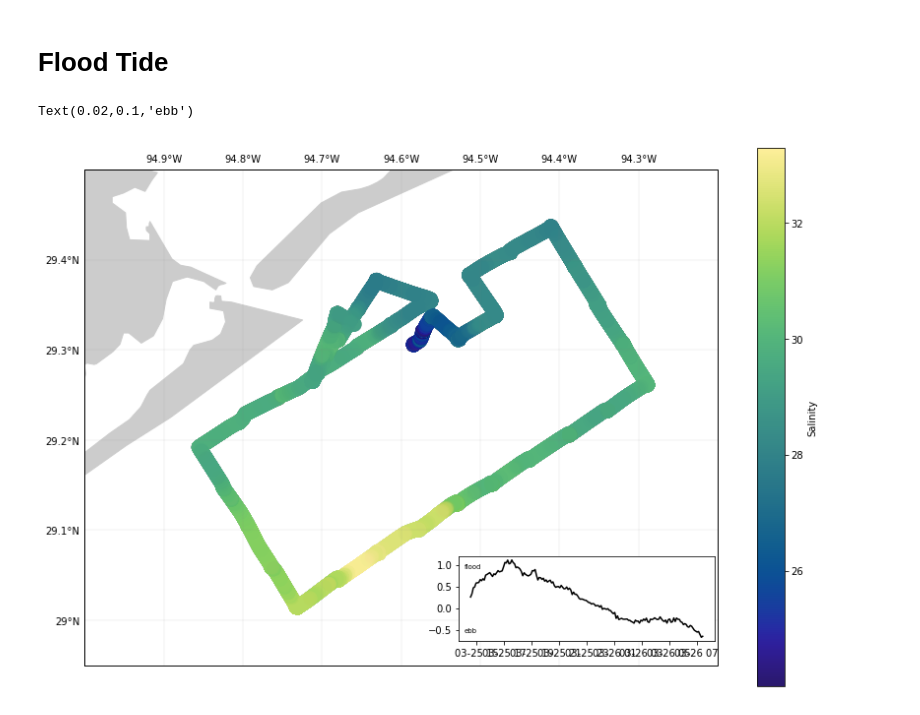
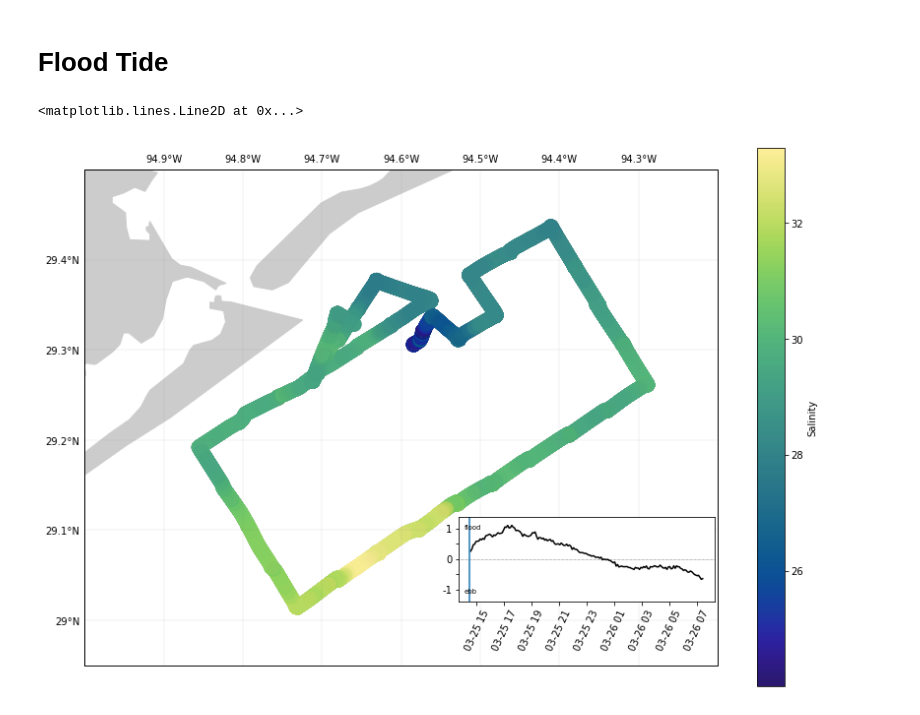
Before and after one commit to shelleyculver/rapid, a Jupyter notebook: midas/scs/salinity.ipynb, the cells around one changed output. Saved outputs shown, nothing was run; the diff lists cells and outputs as text; code cells hidden in the pictures.

```diff
--- a/midas/scs/salinity.ipynb
+++ b/midas/scs/salinity.ipynb
@@ -124,39 +84,42 @@ fig.savefig('test.png')
 # %%
 fig = plt.figure(figsize=(12, 8)) # (9.4, 7.7))
 
 ax = fig.add_axes([0.06, 0.01, 0.93, 0.95], projection=merc)
-ax.set_frame_on(False) # kind of like it without the box
-#extent controls bounds of cruise
+ax.set_frame_on(False)
+
+# Controls bounds of cruise
 ax.set_extent([-95.0, -94.2, 28.95, 29.5], pc)
 gl = ax.gridlines(linewidth=0.2, color='gray', alpha=0.5, linestyle='-', draw_labels=True)
-# the following two make the labels look like lat/lon format
+
+# Make the labels look like lat/lon format
 gl.xformatter = LONGITUDE_FORMATTER
 gl.yformatter = LATITUDE_FORMATTER
-gl.xlabels_bottom = False  # turn off labels where you don't want them
+
+# Turn off labels if you don't want them
+gl.xlabels_bottom = False
 gl.ylabels_right = False
 ax.add_feature(land_10m, facecolor='0.8')
 ax.set_facecolor('0.8')
 
+# Colorbar
 mappable = ax.scatter(df['ADU800-GGA-Lon']['2018-3-25 14:30':'2018-3-26 07:30'], df['ADU800-GGA-Lat']['2018-3-25 14:30':'2018-3-26 07:30'], c=df['Thermosalinograph-Data-Salinity']['2018-3-25 14:30':'2018-3-26 07:30'], s=200, cmap=cmo.haline, transform=pc, alpha=0.1)
 cb = fig.colorbar(mappable)
 cb.set_alpha(1)
 cb.draw_all()
 cb.set_label('Salinity')
 
-# date = datetime((args.year, 1, 1) + timedelta(days=int(day) - 1) + timedelta(hours=int(time[:2])) + timedelta(minutes=int(time[2:])))
+date = datetime(2018, 3, 25, 14, 30)
 
-axtide = fig.add_axes([0.5, 0.09, 0.3, 0.15])
+axtide = fig.add_axes([0.5, 0.16, 0.3, 0.15])
 axtide.plot(tdf['g06010: Along [cm/s]']['2018-3-25 14:30':'2018-3-26 07:30']/100, color='k')
 axtide.text(0.02, 0.85, 'flood', fontsize=7, transform=axtide.transAxes)
 axtide.text(0.02, 0.1, 'ebb', fontsize=7, transform=axtide.transAxes)
-# these arent working becuase they need to be in date time format or converted from date time before i can use them?
-# axtide.get_yaxis().set_ticks(np.arange(0,1.0,0.5))
-# axtide.get_yaxis().set_ticklabels(['', '-0.5', '', '0.5', ''])
-# axtide.set_ylim(-1.4, 1.4)
-# plt.xticks(rotation=300)
-
-# axtide.axhline(y=0.0, xmin=0, xmax=1, color='k', linestyle=':', linewidth=0.5)
-# axtide.axvline(x=date2num(date), ymin=0, ymax=1)
+axtide.get_yaxis().set_ticks(np.arange(-1,1.5,0.5))
+axtide.get_yaxis().set_ticklabels(['-1', '', '0', '', '1'])
+axtide.set_ylim(-1.4, 1.4)
+plt.xticks(rotation=65)
+axtide.axhline(y=0.0, xmin=0, xmax=1, color='k', linestyle=':', linewidth=0.5)
+axtide.axvline(x=date2num(date), ymin=0, ymax=1)
 # %% [output]
-Text(0.02,0.1,'ebb')
+<matplotlib.lines.Line2D at 0x...>
-[figure, old version]
+[figure, new version]
```
Also changed, not shown: parts of 23 cells of this notebook.
